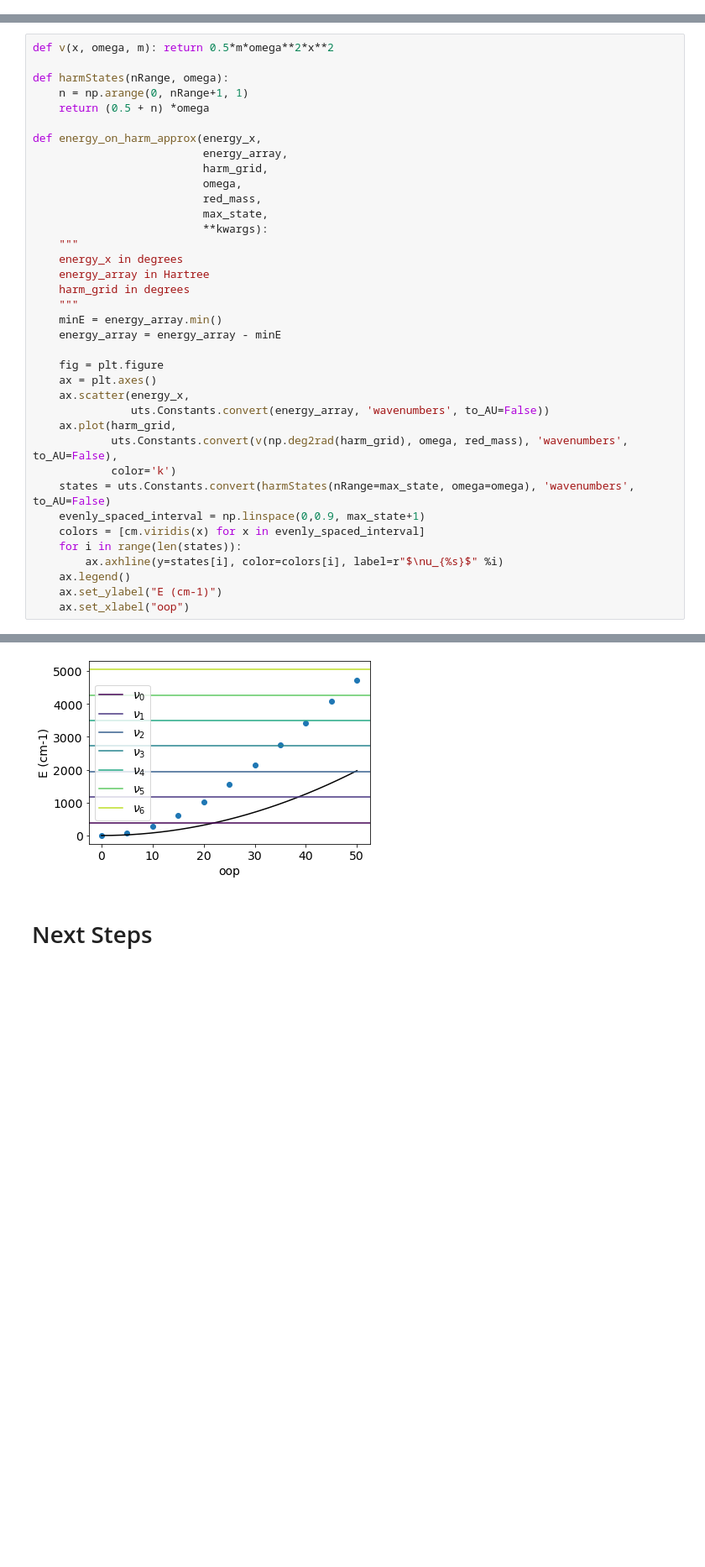
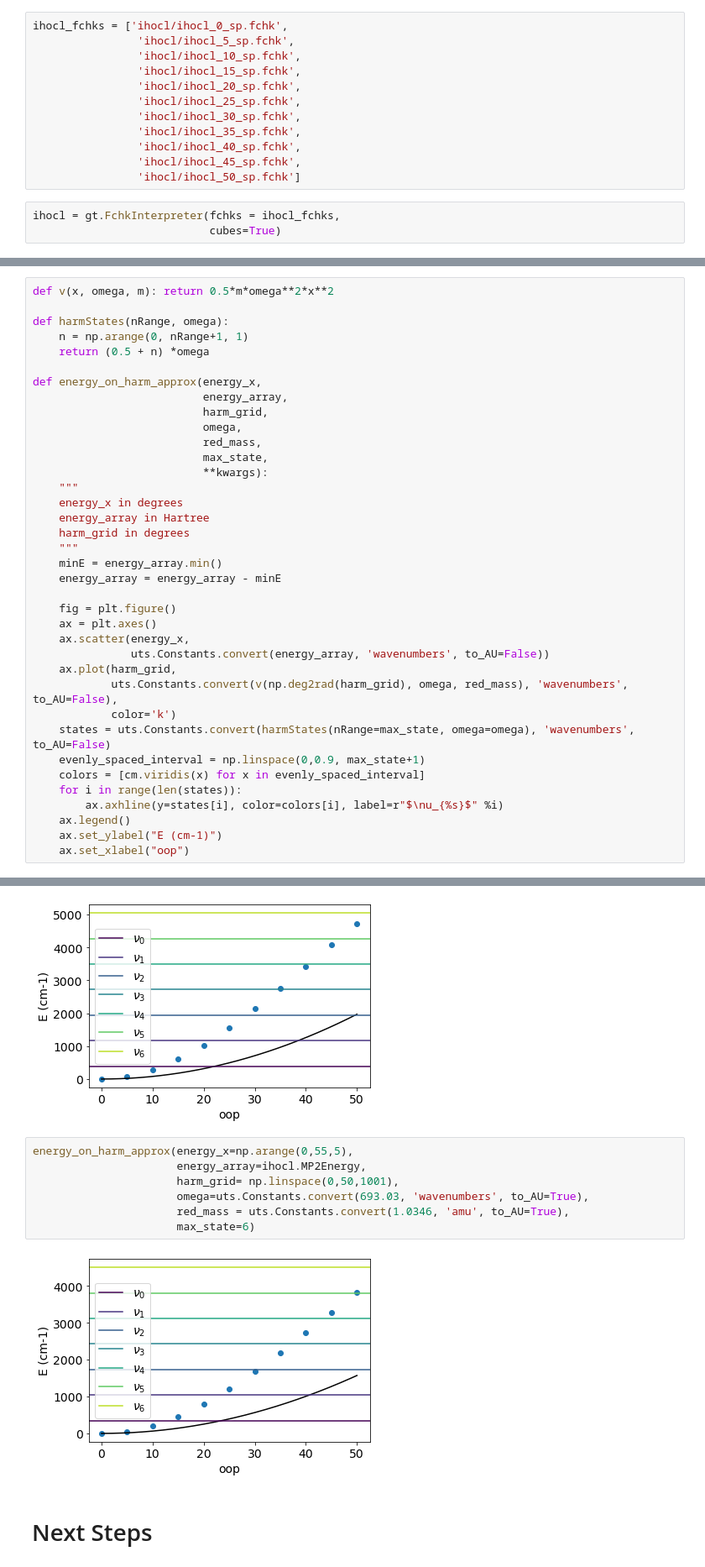
Before and after one commit to cgavinh/mccoy_hocl, a Jupyter notebook: Untitled.ipynb, the cells around one changed output, grey strips where cells are left out. Shown at 84% size. Saved outputs shown, nothing was run; the diff lists cells and outputs as text; blank space fills up the shorter version.

```diff
--- a/Untitled.ipynb
+++ b/Untitled.ipynb
@@ -121,3 +123,18 @@ brhocl/brhocl_45_sp.fchk
 DXDYDZO 0.27609096666666666 0.2766031948051957 0.2768494583333325 0.021142340719686323
 brhocl/brhocl_50_sp.fchk
 DXDYDZO 0.27609096666666666 0.2766031948051957 0.2768494583333325 0.021142340719686323
+# %%
+ihocl_fchks = ['ihocl/ihocl_0_sp.fchk',
+                'ihocl/ihocl_5_sp.fchk',
+                'ihocl/ihocl_10_sp.fchk',
+                'ihocl/ihocl_15_sp.fchk',
+                'ihocl/ihocl_20_sp.fchk',
+                'ihocl/ihocl_25_sp.fchk',
+                'ihocl/ihocl_30_sp.fchk',
+                'ihocl/ihocl_35_sp.fchk',
+                'ihocl/ihocl_40_sp.fchk',
+                'ihocl/ihocl_45_sp.fchk',
+                'ihocl/ihocl_50_sp.fchk']
+# %%
+ihocl = gt.FchkInterpreter(fchks = ihocl_fchks,
+                           cubes=True)
@@ -147,7 +182,7 @@ def energy_on_harm_approx(energy_x,
     minE = energy_array.min()
     energy_array = energy_array - minE
 
-    fig = plt.figure
+    fig = plt.figure()
     ax = plt.axes()
     ax.scatter(energy_x,
                uts.Constants.convert(energy_array, 'wavenumbers', to_AU=False))
@@ -182,6 +217,15 @@ energy_on_harm_approx(energy_x=np.arange(0,55,5),
                       max_state=6)
 # %% [output]
 [figure]
+# %%
+energy_on_harm_approx(energy_x=np.arange(0,55,5),
+                      energy_array=ihocl.MP2Energy,
+                      harm_grid= np.linspace(0,50,1001),
+                      omega=uts.Constants.convert(693.03, 'wavenumbers', to_AU=True),
+                      red_mass = uts.Constants.convert(1.0346, 'amu', to_AU=True),
+                      max_state=6)
+# %% [output]
+[figure, added]
 # %% [markdown]
 # Next Steps
 # %% [markdown]
```
Also changed, not shown: parts of 17 cells of this notebook, 3 other files.
